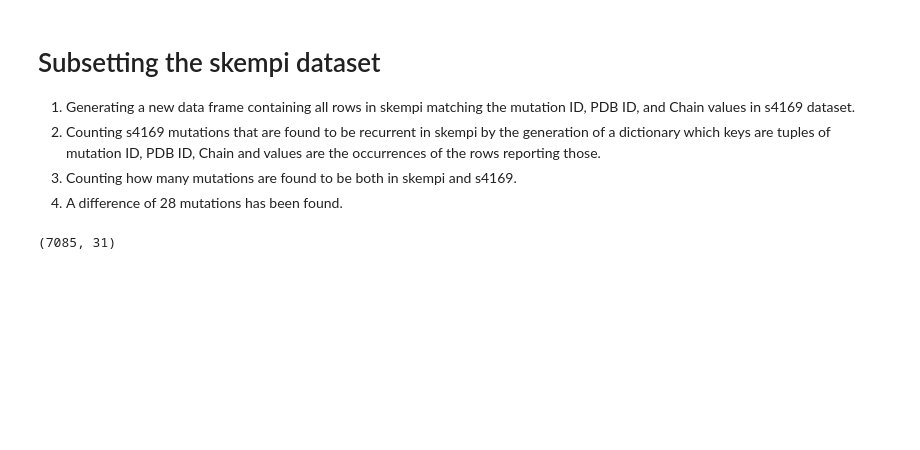
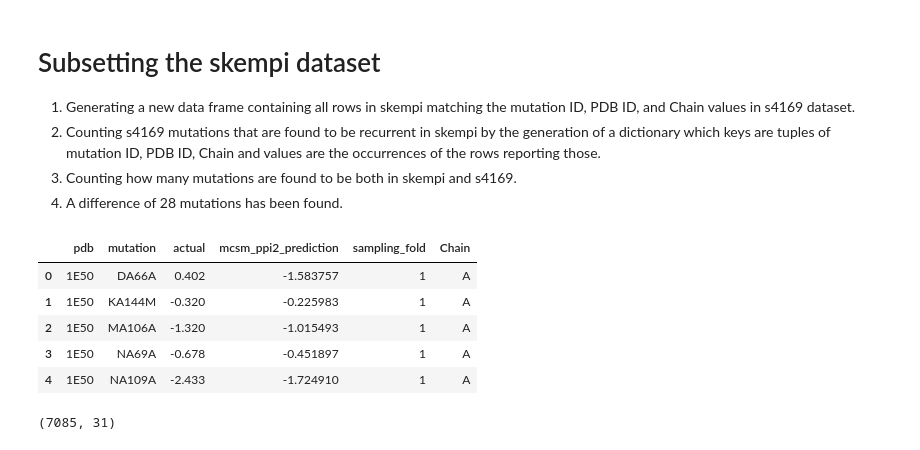
Before and after one commit to Biocca-hub/Binding_Affinity, a Jupyter notebook: scripts/other/SKEMPIvsS4169.ipynb, the cells around one changed output. Drawn from its saved outputs; the diff is of its cells as text; code cells hidden in the pictures; blank space fills up the shorter version.

```diff
--- a/scripts/other/SKEMPIvsS4169.ipynb
+++ b/scripts/other/SKEMPIvsS4169.ipynb
@@ -72,6 +72,15 @@ skempi.head()
 4. A difference of 28 mutations has been found.
 # %%
 skempi_4169 = skempi.merge(s4169, left_on=['Mutation(s)_PDB', 'PDB', 'Chain'], right_on=['mutation', 'pdb', 'Chain'], how='inner')
+# %%
+s4169.head()
+# %% [output]
+|  | pdb | mutation | actual | mcsm_ppi2_prediction | sampling_fold | Chain |
+| 0 | 1E50 | DA66A | 0.402 | -1.583757 | 1 | A |
+| 1 | 1E50 | KA144M | -0.320 | -0.225983 | 1 | A |
+| 2 | 1E50 | MA106A | -1.320 | -1.015493 | 1 | A |
+| 3 | 1E50 | NA69A | -0.678 | -0.451897 | 1 | A |
+| 4 | 1E50 | NA109A | -2.433 | -1.724910 | 1 | A |
 # %%
 skempi.shape
 # %% [output]
```
Also changed, not shown: parts of 11 cells of this notebook.
